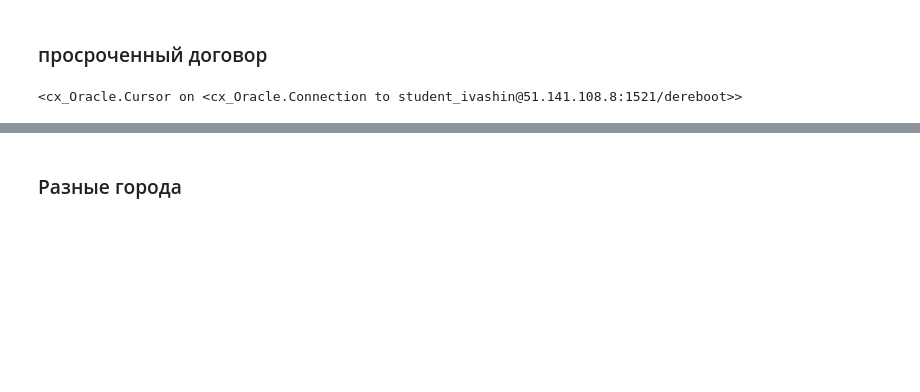
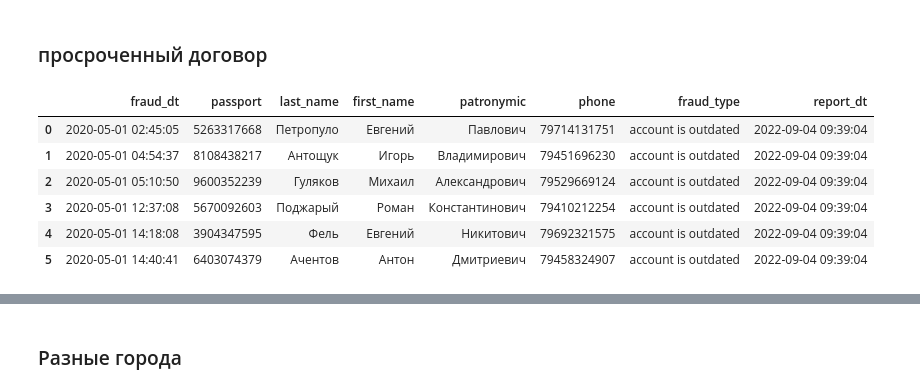
Before and after one commit to NikiIva/DE, a Jupyter notebook: Проект.ipynb, the cells around one changed output, grey strips where cells are left out. Saved outputs shown, nothing was run; the diff lists cells and outputs as text; code cells hidden in the pictures; blank space fills up the shorter version.

```diff
--- a/Проект.ipynb
+++ b/Проект.ipynb
@@ -61,12 +36,12 @@ for row in c:
 
 4) произвожу тестирование, перед основной работой программы внесенные данные почищу
 # %%
-CLIENTS = 'clients12'
-ACCOUNTS = 'accounts21'
-CARDS = 'cards12'
-TERMINALS = 'terminals12'
-TRANSACTION = 'transactions12'
-META = 'meta12'
+CLIENTS = 'clients'
+ACCOUNTS = 'accounts'
+CARDS = 'cards'
+TERMINALS = 'terminals'
+TRANSACTION = 'transactions'
+META = 'meta'
 # %% [markdown]
 ## drop tables.
 # %%
@@ -752,41 +769,48 @@ Timestamp('2020-05-02 00:15:00')
 # %% [markdown]
 ### просроченный договор
 # %%
-c.execute(f"""
+accountDf = pd.read_sql_query(f"""
 select
     fraud_dt
     , passport
     , last_name
     , first_name
     , patronymic
     , phone
     , fraud_type
     , report_dt
 from (
     select
         trans_date as fraud_dt,
         passport_num as passport,
         last_name,
         first_name,
         patronymic,
         phone,
         'account is outdated' as fraud_type,
-        sysdate as report_dt,
+        strftime('%Y-%m-%d %H:%M:%S', 'now') as report_dt,
         trans_date
         , passport_valid_to
         , valid_to - trans_date
         , case
-            when valid_to + INTERVAL '1' DAY - trans_date > 0 then 0
+            when CAST(strftime('%s', valid_to, '+1 day') as integer) - CAST(strftime('%s', trans_date) as integer) > 0 then 0 --добавляем 1 день к дате паспорта
             else 1
         end as flag
     from {TRANSACTION}
     left join {CARDS} on {TRANSACTION}.card_num = {CARDS}.card_num
     left join {ACCOUNTS} on {CARDS}.account_num = {ACCOUNTS}.account_num
     left join {CLIENTS} on  {ACCOUNTS}.client = {CLIENTS}.client_id
-    where trans_date > to_date('{meta_instance.account_date}', 'YYYY.MM.DD HH24:MI:SS')
+    where CAST(strftime('%s', trans_date) as integer)  > CAST(strftime('%s', strftime('%Y-%m-%d %H:%M:%S', '{meta_instance.account_date}')) as integer)
     and {getter_cards_accounts_clients()}
 )
 where flag = 1
-""")
+""", conn)
+accountDf
 # %% [output]
-<cx_Oracle.Cursor on <cx_Oracle.Connection to student_ivashin@51.141.108.8:1521/dereboot>>
+|  | fraud_dt | passport | last_name | first_name | patronymic | phone | fraud_type | report_dt |
+| 0 | 2020-05-01 02:45:05 | 5263317668 | Петропуло | Евгений | Павлович | 79714131751 | account is outdated | 2022-09-04 09:39:04 |
+| 1 | 2020-05-01 04:54:37 | 8108438217 | Антощук | Игорь | Владимирович | 79451696230 | account is outdated | 2022-09-04 09:39:04 |
+| 2 | 2020-05-01 05:10:50 | 9600352239 | Гуляков | Михаил | Александрович | 79529669124 | account is outdated | 2022-09-04 09:39:04 |
+| 3 | 2020-05-01 12:37:08 | 5670092603 | Поджарый | Роман | Константинович | 79410212254 | account is outdated | 2022-09-04 09:39:04 |
+| 4 | 2020-05-01 14:18:08 | 3904347595 | Фель | Евгений | Никитович | 79692321575 | account is outdated | 2022-09-04 09:39:04 |
+| 5 | 2020-05-01 14:40:41 | 6403074379 | Ачентов | Антон | Дмитриевич | 79458324907 | account is outdated | 2022-09-04 09:39:04 |
```
Also changed, not shown: parts of 94 cells of this notebook.
